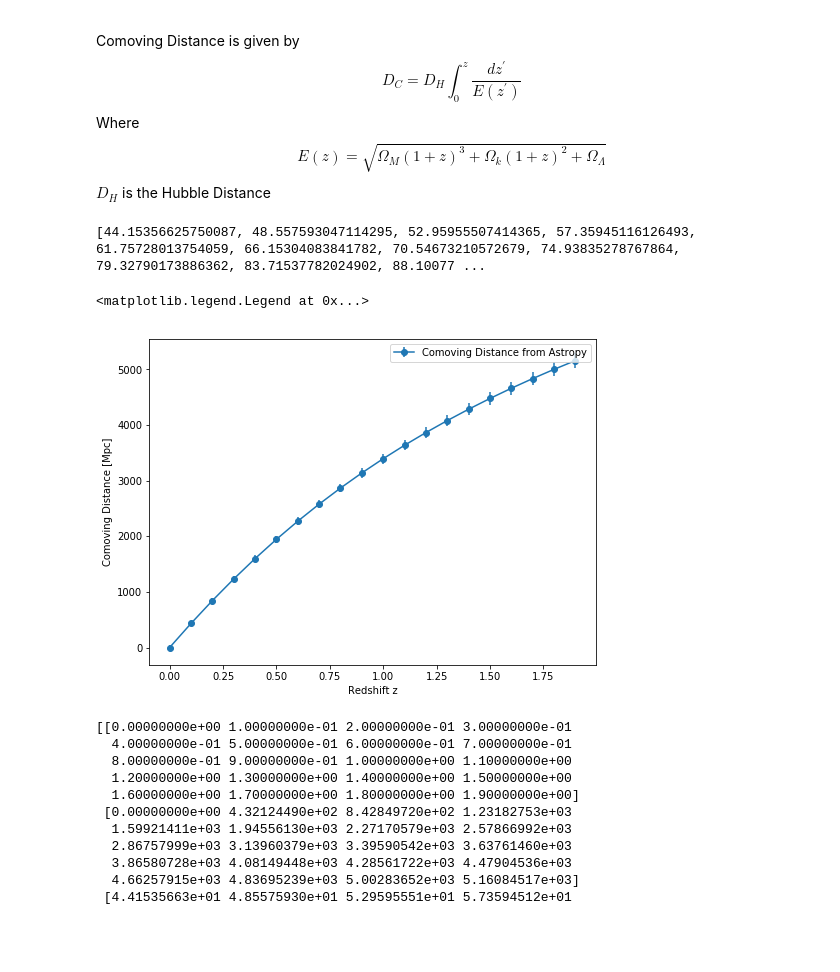
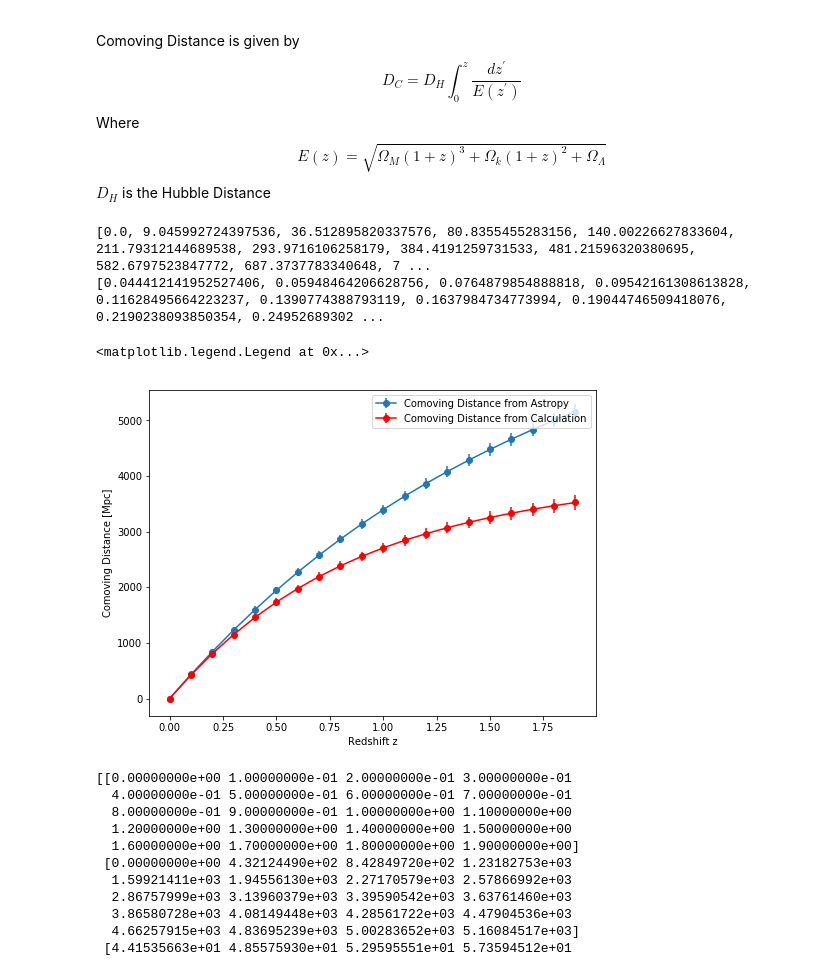
Before and after one commit to mdezylva/masters, a Jupyter notebook: Notebooks/missing_baryons.ipynb, the cells around one changed output. Cells and saved outputs as stored; diff of their text form; code cells hidden in the pictures; blank space fills up the shorter version.

Commit message:
Played around with the SZ estimation. Not sure about calculations at all, need to check with Christian

```diff
--- a/Notebooks/missing_baryons.ipynb
+++ b/Notebooks/missing_baryons.ipynb
@@ -45,26 +45,34 @@ $D_H$ is the Hubble Distance
 # %%
 z = np.arange(0,2,0.1)
 def E(z):
-    return(om_m*(1+z)**3 + om_k*(1+z)**2 + om_lam)
+    return((om_m*(1+z)**3 + om_k*(1+z)**2 + om_lam)**(-1))
 
 D_C = [d_h0*quad(E,0,zed)[0] for zed in z]
 ap_comov = [cosmo.comoving_distance(zed).to_value(u.Mpc) for zed in z]
+
 error_z = 0.01*(1+z)
-error_comov = [cosmo.comoving_distance(zed).to_value(u.Mpc) for zed in error_z]
-print(error_comov)
+
+calc_error_comov = [d_h0*quad(E,0,zed)[0] for zed in error_z]
+ap_error_comov = [cosmo.comoving_distance(zed).to_value(u.Mpc) for zed in error_z]
+
+
+print([ap_comov[i]-D_C[i] for i in range(len(ap_error_comov))])
+print([ap_error_comov[i]-calc_error_comov[i] for i in range(len(ap_error_comov))])
 # %% [output]
-[44.15356625750087, 48.557593047114295, 52.95955507414365, 57.35945116126493, 61.75728013754059, 66.15304083841782, 70.54673210572679, 74.93835278767864, 79.32790173886362, 83.71537782024902, 88.10077 ...
+[0.0, 9.045992724397536, 36.512895820337576, 80.8355455283156, 140.00226627833604, 211.79312144689538, 293.9716106258179, 384.4191259731533, 481.21596320380695, 582.6797523847772, 687.3737783340648, 7 ...
+[0.044412141952527406, 0.05948464206628756, 0.0764879854888818, 0.09542161308613828, 0.11628495664223237, 0.1390774388793119, 0.1637984734773994, 0.19044746509418076, 0.2190238093850354, 0.24952689302 ...
 # %%
 fig, ax = plt.subplots(figsize=(8,6))
 #ax.plot(z,D_C,'b-',label='Comoving Distance from Calc')
-ax.errorbar(z,ap_comov,yerr=error_comov,fmt='-o',label='Comoving Distance from Astropy')
+ax.errorbar(z,ap_comov,yerr=ap_error_comov,fmt='-o',label='Comoving Distance from Astropy')
+ax.errorbar(z,D_C,yerr=calc_error_comov,fmt='-or',label='Comoving Distance from Calculation')
 #ax.plot(z,ap_comov,'r-',label='Comoving Distance from Astropy')
 ax.set_xlabel('Redshift z')
 ax.set_ylabel('Comoving Distance [Mpc]')
 ax.legend(loc = 'upper right')
 # %% [output]
 <matplotlib.legend.Legend at 0x...>
-[figure, old version]
+[figure, new version]
 # %%
 redshift_conv = np.stack((z,ap_comov,error_comov))
 print(redshift_conv)
```
Also changed, not shown: parts of 4 cells of this notebook.
